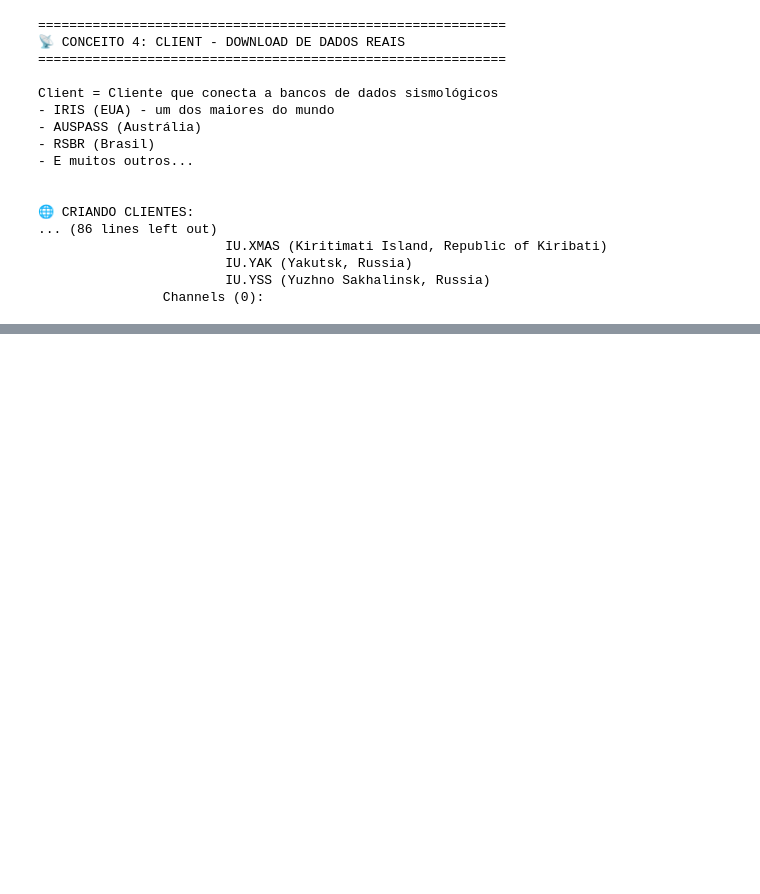
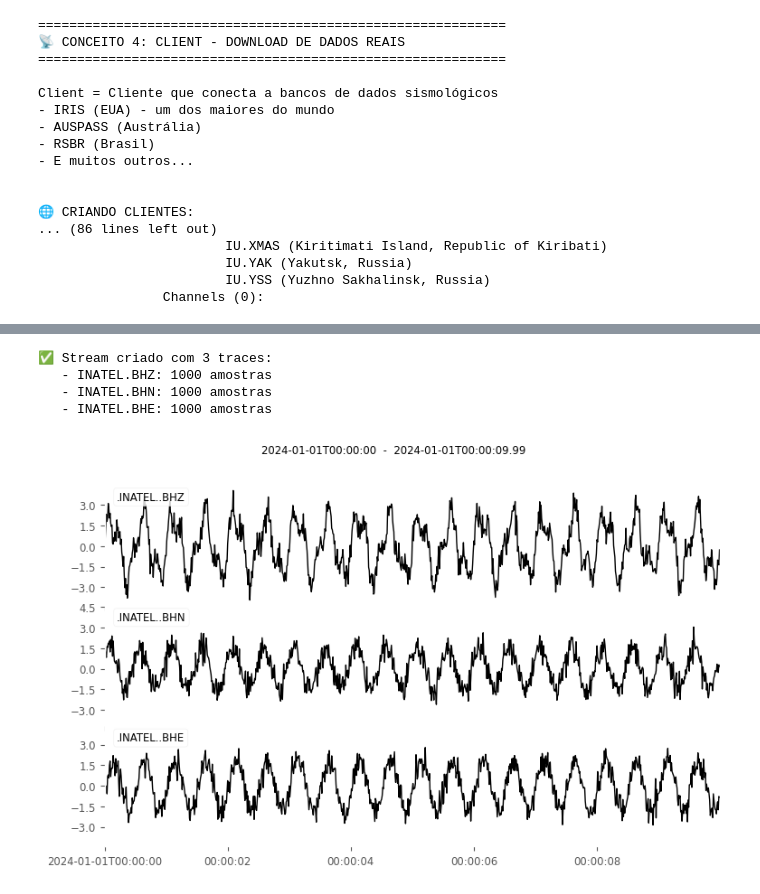
Before and after one commit to alvarosamp/TCC, a Jupyter notebook: ObsPy.ipynb, the cells around one changed output, grey strips where cells are left out. Drawn from its saved outputs; the diff is of its cells as text; code cells hidden in the pictures; blank space fills up the shorter version.

```diff
--- a/ObsPy.ipynb
+++ b/ObsPy.ipynb
@@ -1005,0 +1164,32 @@ KeyError: 'BNH'
+# %%
+#CRIANDO UM STREAM (MÚLTIPLOS CANAIS)
+#Criando mais dois componentes
+
+sinal_n = (1.5 * np.sin(2 * np.pi * 2.0 * tempo + 0.5) + 0.5 * np.random.randn(n_amostras))
+sinal_e = (1.8 * np.sin(2 * np.pi * 2.0 * tempo - 0.3) + 0.5 * np.random.randn(n_amostras))
+
+trace_n = Trace(sinal_n)
+trace_e = Trace(sinal_e)
+
+#Copiando metadados do trace original (BHZ)
+trace_n.stats = trace.stats.copy()
+trace_e.stats = trace.stats.copy()
+
+trace_n.stats.channel = 'BHN'
+trace_e.stats.channel = 'BHE'
+
+#Criando o stream
+stream = obspy.Stream([trace, trace_n, trace_e]) #Juntando todos os sinal(trace)
+print(f"✅ Stream criado com {len(stream)} traces:")
+for tr in stream:
+    print(f"   - {tr.stats.station}.{tr.stats.channel}: {tr.stats.npts} amostras")
+
+# Plotando
+stream.plot(size=(800, 500))
+plt.show()
+# %% [output]
+✅ Stream criado com 3 traces:
+   - INATEL.BHZ: 1000 amostras
+   - INATEL.BHN: 1000 amostras
+   - INATEL.BHE: 1000 amostras
+[figure, added]
```
Also changed, not shown: parts of 27 cells of this notebook.
